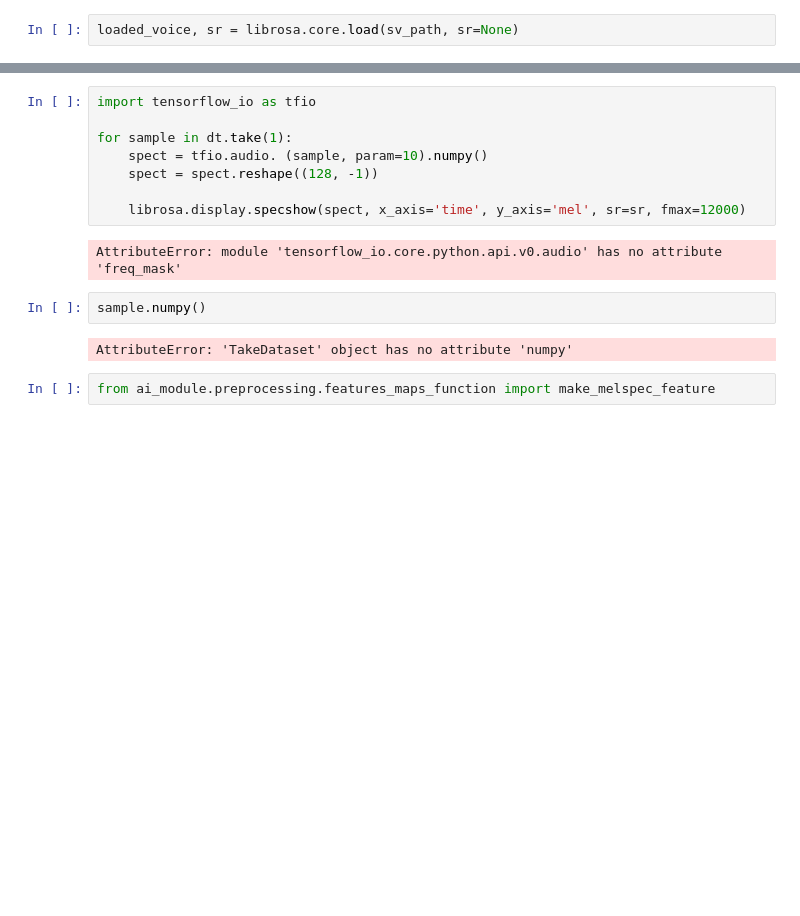
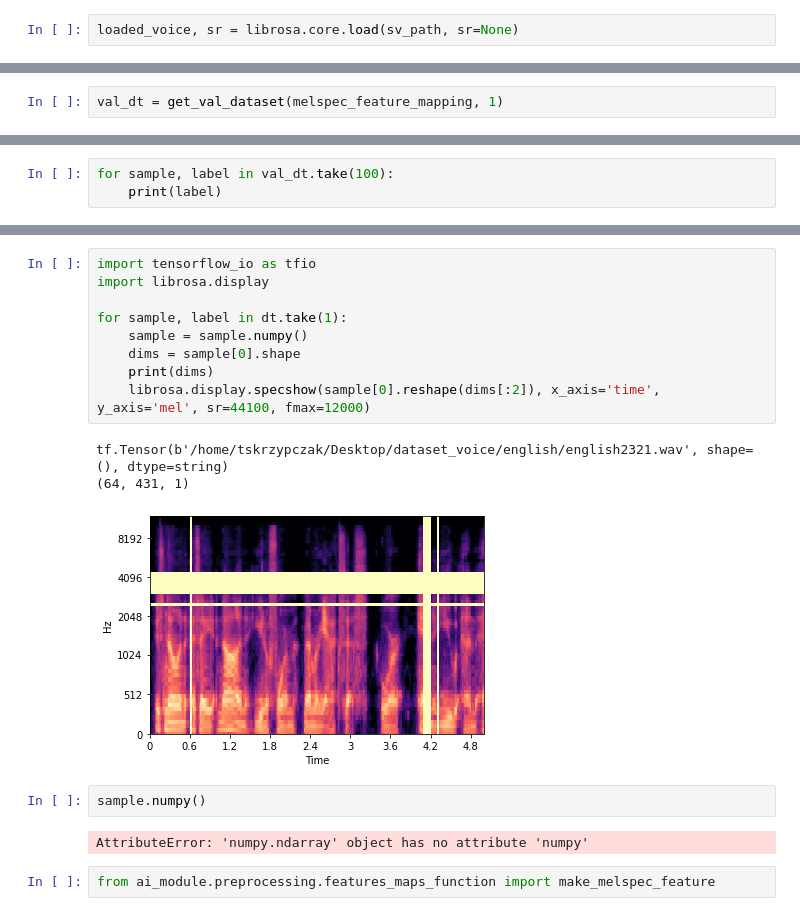
Before and after one commit to Kanciarzek/LanguageDetection, a Jupyter notebook: Debug.ipynb, the cells around one changed output, grey strips where cells are left out. Saved outputs shown, nothing was run; the diff lists cells and outputs as text; blank space fills up the shorter version.

```diff
--- a/Debug.ipynb
+++ b/Debug.ipynb
@@ -57,3 +62,5 @@ WARNING: AutoGraph could not transform <function create_dataset.<locals>.<lambda
 Please report this to the TensorFlow team. When filing the bug, set the verbosity to 10 (on Linux, `export AUTOGRAPH_VERBOSITY=10`) and attach the full output.
 Cause: module 'gast' has no attribute 'Constant'
 To silence this warning, decorate the function with @tf.autograph.experimental.do_not_convert
+# %%
+val_dt = get_val_dataset(melspec_feature_mapping, 1)
@@ -59,0 +85,3 @@ To silence this warning, decorate the function with @tf.autograph.experimental.d
+# %%
+for sample, label in val_dt.take(100):
+    print(label)
@@ -60,17 +106,20 @@ To silence this warning, decorate the function with @tf.autograph.experimental.d
 # %%
 import tensorflow_io as tfio
+import librosa.display
 
-for sample in dt.take(1):
-    spect = tfio.audio. (sample, param=10).numpy()
-    spect = spect.reshape((128, -1))
-
-    librosa.display.specshow(spect, x_axis='time', y_axis='mel', sr=sr, fmax=12000)
+for sample, label in dt.take(1):
+    sample = sample.numpy()
+    dims = sample[0].shape
+    print(dims)
+    librosa.display.specshow(sample[0].reshape(dims[:2]), x_axis='time', y_axis='mel', sr=44100, fmax=12000)
 # %% [output]
-AttributeError: module 'tensorflow_io.core.python.api.v0.audio' has no attribute 'freq_mask'
+tf.Tensor(b'/home/tskrzypczak/Desktop/dataset_voice/english/english2321.wav', shape=(), dtype=string)
+(64, 431, 1)
+[figure, added]
 # %%
 sample.numpy()
 # %% [output]
-AttributeError: 'TakeDataset' object has no attribute 'numpy'
+AttributeError: 'numpy.ndarray' object has no attribute 'numpy'
 # %%
 from ai_module.preprocessing.features_maps_function import make_melspec_feature
 # %% [output]
```
Also changed, not shown: parts of 7 cells of this notebook, 4 other files.
